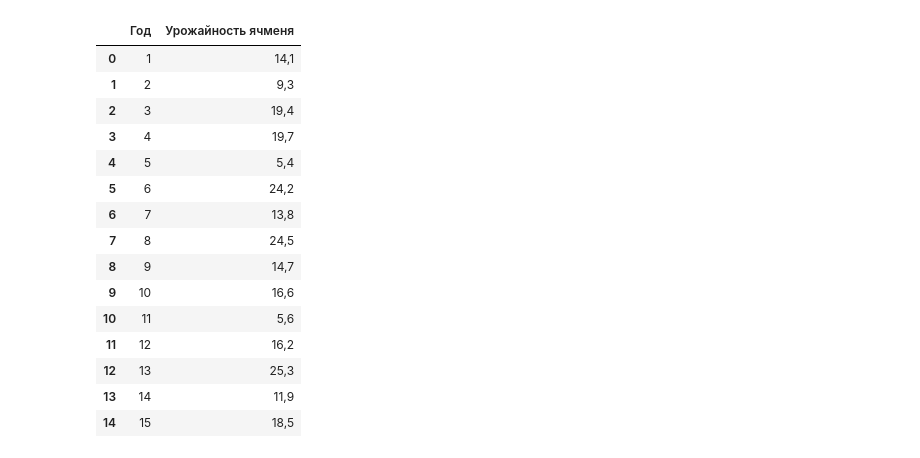
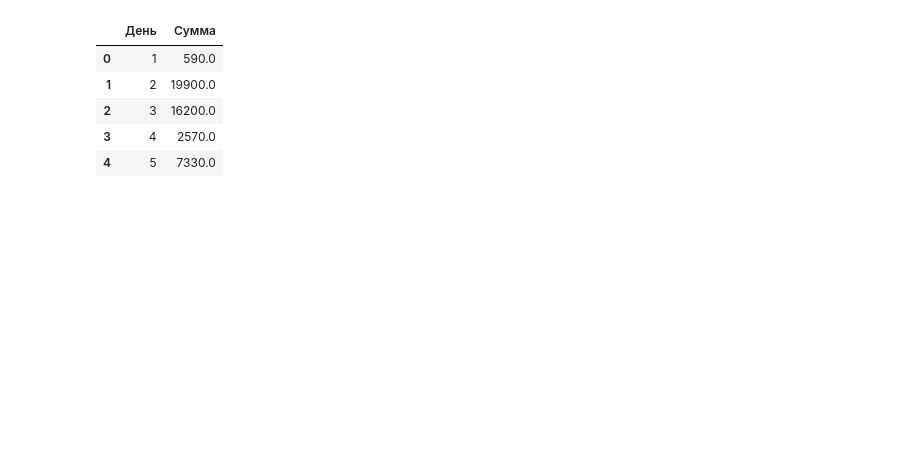
Before and after one commit to EugeneTheWatchman/decision-making-methods, a Jupyter notebook: 4.1.2 Времянные ряды.ipynb, the cells around one changed output. Saved outputs shown, nothing was run; the diff lists cells and outputs as text; code cells hidden in the pictures; blank space fills up the shorter version.

```diff
--- a/4.1.2 Времянные ряды.ipynb
+++ b/4.1.2 Времянные ряды.ipynb
@@ -1,24 +1,25 @@
 # %%
 import pandas as pd
 
-data = pd.read_csv('/content/test_data.csv', delimiter=';', encoding='windows-1251')
-data
+data = pd.read_excel('data/Сводный отчет за декабрь.xlsx', header=1)
-# %% [output]
-|  | Год | Урожайность ячменя |
-| 0 | 1 | 14,1 |
-| 1 | 2 | 9,3 |
-| 2 | 3 | 19,4 |
-| 3 | 4 | 19,7 |
-| 4 | 5 | 5,4 |
-| 5 | 6 | 24,2 |
-| 6 | 7 | 13,8 |
-| 7 | 8 | 24,5 |
-| 8 | 9 | 14,7 |
-| 9 | 10 | 16,6 |
-| 10 | 11 | 5,6 |
-| 11 | 12 | 16,2 |
-| 12 | 13 | 25,3 |
-| 13 | 14 | 11,9 |
-| 14 | 15 | 18,5 |
+# %%
+if 'Название ККТ' in data.columns:
+    # выберем данные с одной точки
+    data = data[data['Название ККТ'] == 'ТРЦ "Фокус"']
+    # выберем только данные прихода
+    data = data[data['Тип операции'] == 'Приход']
+    data['День'] = data['Дата и время'].apply(lambda x: x.day)
+
+    data.drop(columns=['Тип операции', 'Наличными', 'Безналичными', 'Название ККТ', 'Дата и время'], inplace=True)
+data = data.groupby(['День']).sum()
+data.reset_index(inplace=True)
+data.head()
+# %% [output]
+|  | День | Сумма |
+| 0 | 1 | 590.0 |
+| 1 | 2 | 19900.0 |
+| 2 | 3 | 16200.0 |
+| 3 | 4 | 2570.0 |
+| 4 | 5 | 7330.0 |
 # %%
 import matplotlib.pyplot as plt
```
Also changed, not shown: parts of 18 cells of this notebook, 3 other files.
